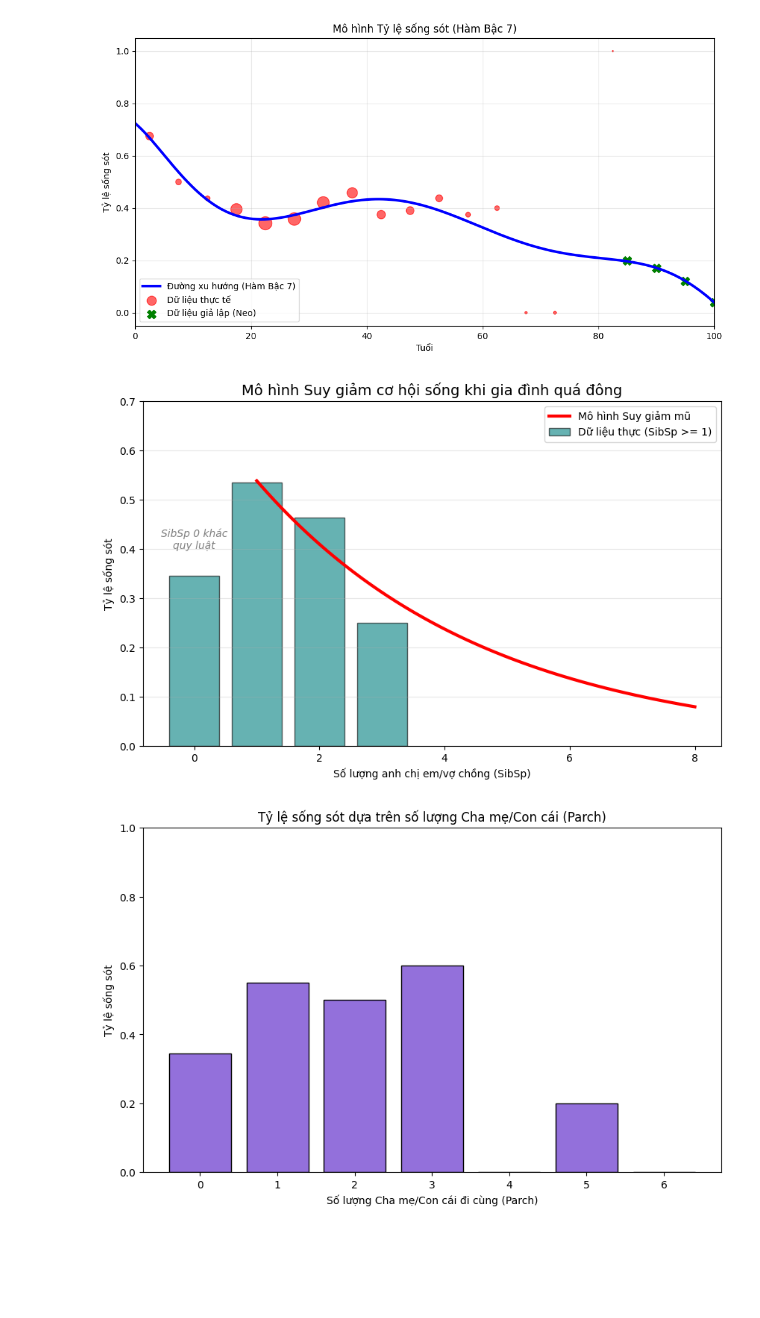
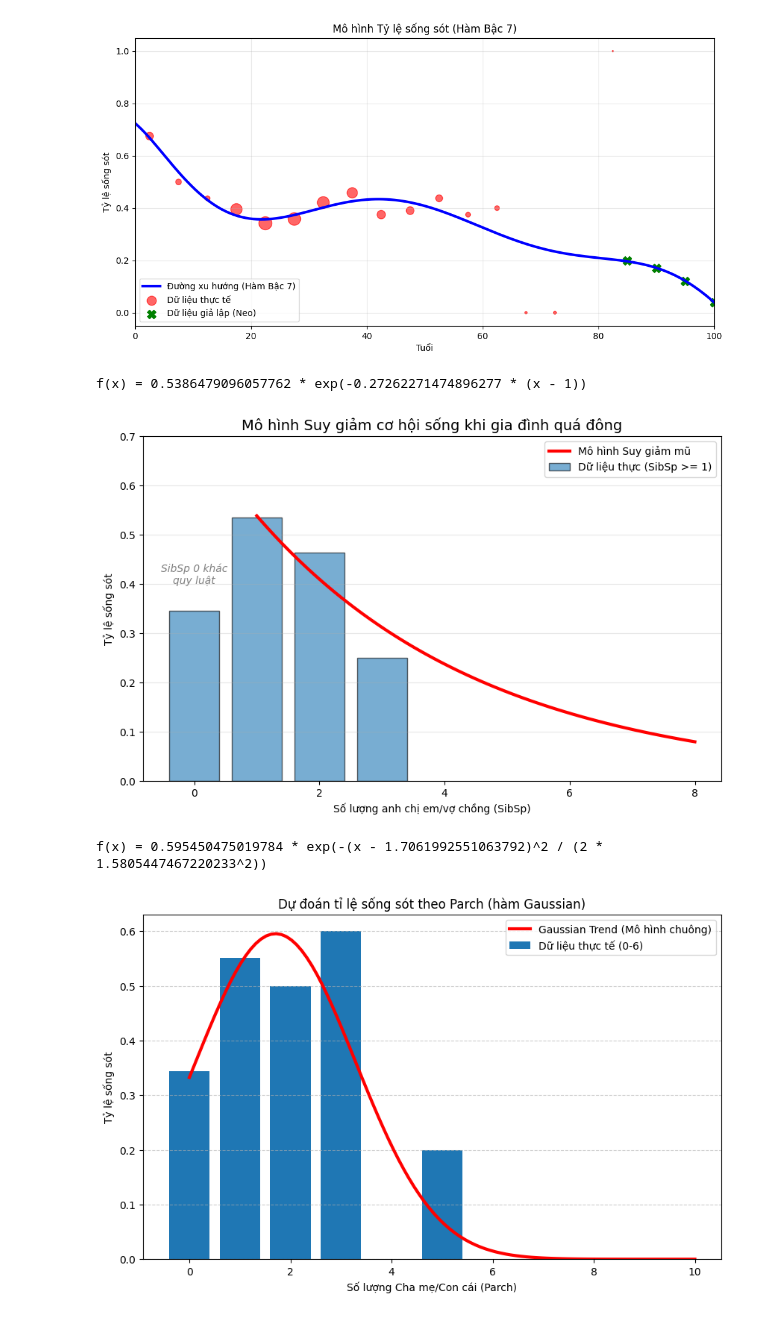
Before and after one commit to yesnoyesswa/TitanicThings, a Jupyter notebook: PerColumn.ipynb, the cells around one changed output. Drawn from its saved outputs; the diff is of its cells as text; code cells hidden in the pictures; blank space fills up the shorter version.

```diff
--- a/PerColumn.ipynb
+++ b/PerColumn.ipynb
@@ -150,9 +157,11 @@ values_SibSp, _ = curve_fit(decay_model, SibSp_number_array, SibSp_sr_array,
                           absolute_sigma=True)
 A_best, k_best = values_SibSp
 
+print(f"f(x) = {A_best} * exp(-{k_best} * (x - 1))")
+
 plt.figure(figsize=(10, 6))
 # Vẽ dữ liệu thực tế (Cột)
-plt.bar(full_SibSp_number_array, full_SibSp_sr_array, color='teal', alpha=0.6, label='Dữ liệu thực (SibSp >= 1)', edgecolor='black')
+plt.bar(full_SibSp_number_array, full_SibSp_sr_array, alpha=0.6, label='Dữ liệu thực (SibSp >= 1)', edgecolor='black')
 # Vẽ đường dự báo (Đường cong)
 x_line = np.linspace(1, 8, 100) # Chạy từ 1 đến 8
 y_line = decay_model(x_line, *values_SibSp)
@@ -169,6 +178,7 @@ plt.text(0, 0.4, "SibSp 0 khác\nquy luật",
 
 plt.show()
 # %% [output]
+f(x) = 0.5386479096057762 * exp(-0.27262271474896277 * (x - 1))
 [figure]
 # %%
 #Survival rate by Parch
@@ -188,24 +198,40 @@ for i in range(0, 7, 1):
     Parch_count = f"SibSp_{i}_count"
 
     sr_Parch_dict[Parch_sr] = rate
-    SibSp_count_dict[Parch_count] = counts
+    Parch_count_dict[Parch_count] = counts
+
+def gaussian_func(x, a, mu, sigma):
+    return a * np.exp(-(x - mu)**2 / (2 * sigma**2))
 
 Parch_sr_array = np.array(list(sr_Parch_dict.values()))
 Parch_count_array = np.array(list(Parch_count_dict.values()))
-Parch_number_array = np.array([1,2,3,4,5,6])
+Parch_number_array = np.array([0,1,2,3,4,5,6])
 
-parch_labels = list(range(0, 7))
-plt.figure(figsize=(10, 6))
-bars = plt.bar(parch_labels, Parch_sr_array, color='mediumpurple', edgecolor='black')
+values_parch, _ = curve_fit(gaussian_func, Parch_number_array, Parch_sr_array,
+                             p0=[0.6, 1.5, 1.0])
+a_opt, mu_opt, sigma_opt = values_parch
 
-plt.xlabel('Số lượng Cha mẹ/Con cái đi cùng (Parch)')
-plt.ylabel('Tỷ lệ sống sót')
-plt.title('Tỷ lệ sống sót dựa trên số lượng Cha mẹ/Con cái (Parch)')
-plt.ylim(0, 1)
-plt.xticks(parch_labels)
-plt.show()
+print(f"f(x) = {a_opt} * exp(-(x - {mu_opt})^2 / (2 * {sigma_opt}^2))")
 # %% [output]
-[figure, removed]
+f(x) = 0.595450475019784 * exp(-(x - 1.7061992551063792)^2 / (2 * 1.5805447467220233^2))
+# %%
+parch_labels = list(range(0, 7))
+
+x_smooth = np.linspace(0, 10, 100)
+y_smooth = gaussian_func(x_smooth, *values_parch)
+
+plt.figure(figsize=(10, 6))
+plt.bar(Parch_number_array, Parch_sr_array, label='Dữ liệu thực tế (0-6)')
+plt.plot(x_smooth, y_smooth, color='red', linewidth=3, label='Gaussian Trend (Mô hình chuông)')
+
+plt.xlabel('Số lượng Cha mẹ/Con cái (Parch)')
+plt.ylabel('Tỷ lệ sống sót')
+plt.title('Dự đoán tỉ lệ sống sót theo Parch (hàm Gaussian)')
+plt.legend()
+plt.grid(axis='y', linestyle='--', alpha=0.6)
+plt.show()
+# %% [output]
+[figure, added]
 # %%
 #Survival rate by Ticket
 df['Ticket_Frequency'] = df.groupby('Ticket')['Ticket'].transform('count')
```
Also changed, not shown: parts of 3 cells of this notebook.
